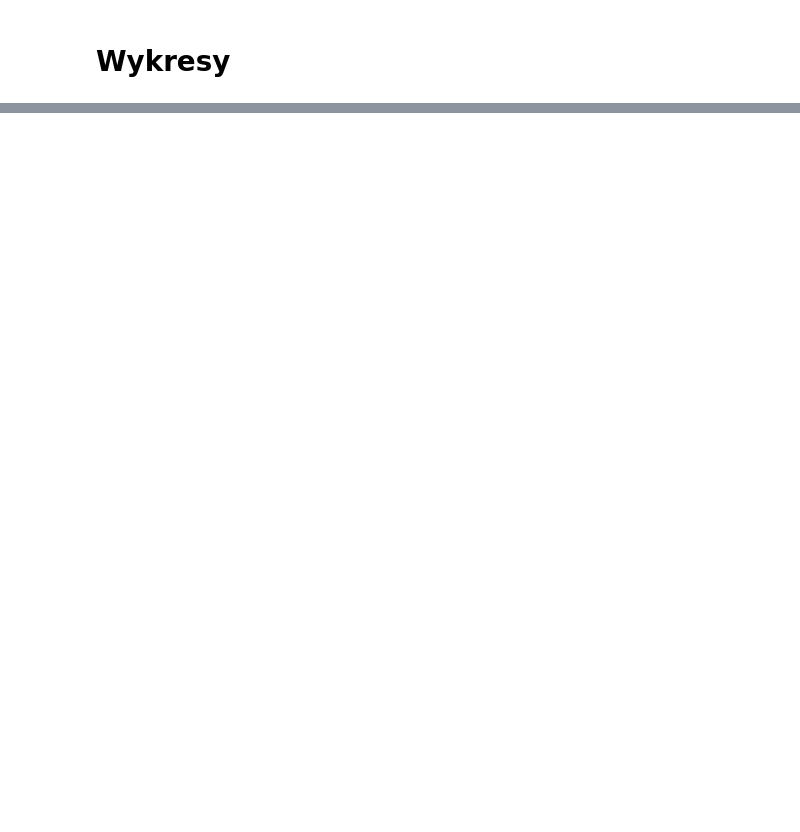
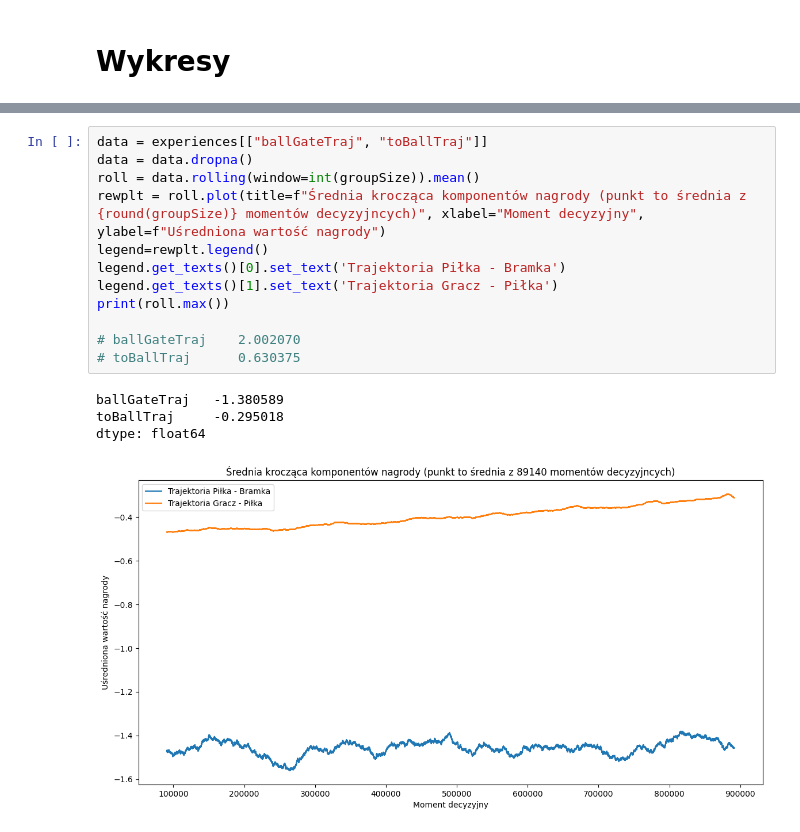
Before and after one commit to radiol00/mgrv3, a Jupyter notebook: hax_stat_analysis.ipynb, the cells around one changed output, grey strips where cells are left out. Saved outputs shown, nothing was run; the diff lists cells and outputs as text; blank space fills up the shorter version.

```diff
--- a/hax_stat_analysis.ipynb
+++ b/hax_stat_analysis.ipynb
@@ -59,3 +52,20 @@ roll.plot()
+# %%
+data = experiences[["ballGateTraj", "toBallTraj"]]
+data = data.dropna()
+roll = data.rolling(window=int(groupSize)).mean()
+rewplt = roll.plot(title=f"Średnia krocząca komponentów nagrody (punkt to średnia z {round(groupSize)} momentów decyzyjncych)", xlabel="Moment decyzyjny", ylabel=f"Uśredniona wartość nagrody")
+legend=rewplt.legend()
+legend.get_texts()[0].set_text('Trajektoria Piłka - Bramka')
+legend.get_texts()[1].set_text('Trajektoria Gracz - Piłka')
+print(roll.max())
+
+# ballGateTraj    2.002070
+# toBallTraj      0.630375
+# %% [output]
+ballGateTraj   -1.380589
+toBallTraj     -0.295018
+dtype: float64
+[figure, added]
 # %%
 episodeLengths = []
 currentEpisodeLength = 1
```
Also changed, not shown: parts of 8 cells of this notebook, 11 other files.
